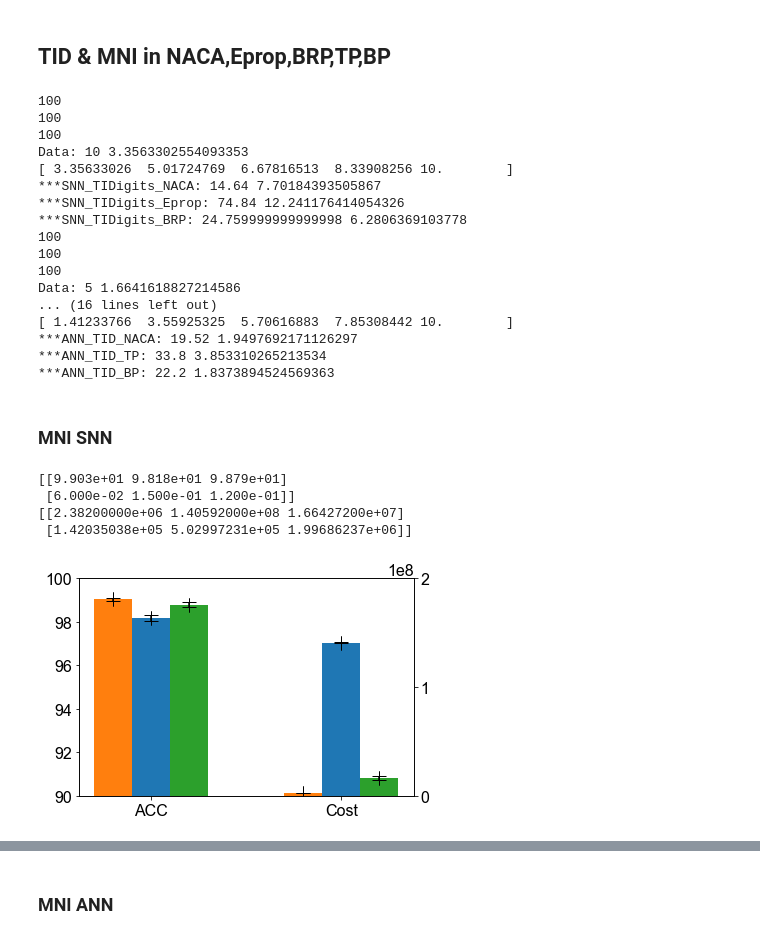
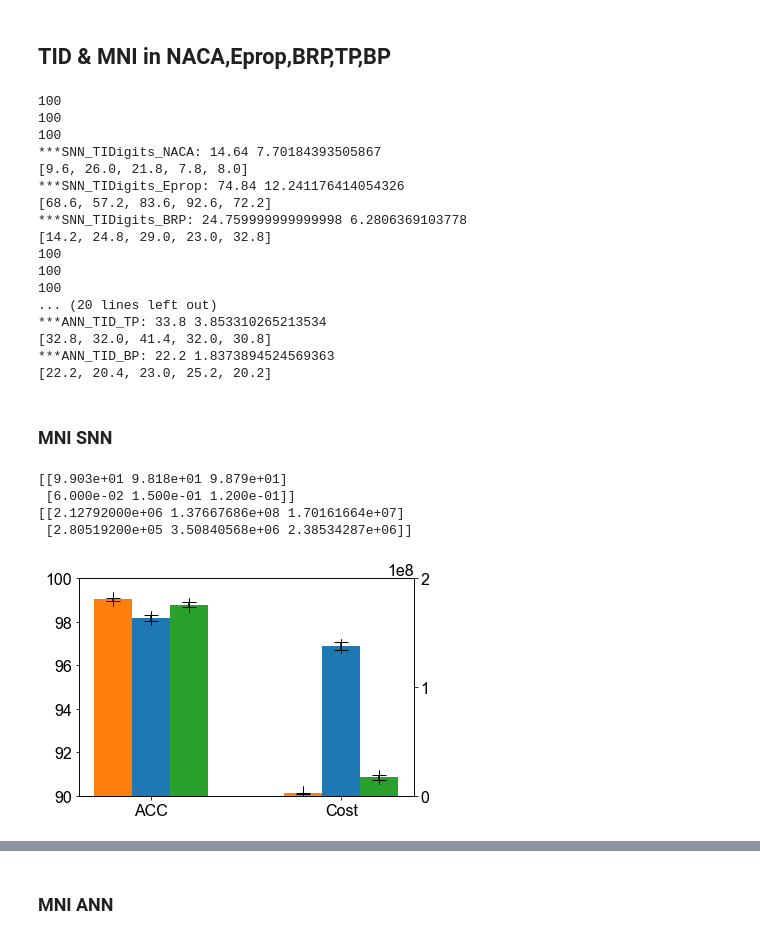
Before and after one commit to thomasaimondy/NACA, a Jupyter notebook: plot/plot-Classification.ipynb, the cells around one changed output, grey strips where cells are left out. Saved outputs shown, nothing was run; the diff lists cells and outputs as text; code cells hidden in the pictures.

```diff
--- a/plot/plot-Classification.ipynb
+++ b/plot/plot-Classification.ipynb
@@ -678,11 +701,11 @@ def Data(list_,list_1,list_2, min_margin,*arg):
     max_ = 100 - min_margin
     min_ = max(Err1.min(), Err2.min(), Err3.min())
 
-    print('Data:', max_, min_)
+#     print('Data:', max_, min_)
 
     # 1
     errlist = np.linspace(min_, max_, 5)
-    print(errlist)
+#     print(errlist)
     epoch = data1.shape[0]
     err = np.zeros((len(errlist)))
     Err = []
@@ -695,6 +718,7 @@ def Data(list_,list_1,list_2, min_margin,*arg):
         mean_, std_ = err.mean(), err.std()/np.sqrt(5)
         Err.append(mean_)
     print(arg[0]+':', np.array(Err).mean(), np.array(Err).std())
+    print(Err)
     # 2
     errlist = np.linspace(min_, max_, 5)
     epoch = data2.shape[0]
@@ -709,6 +733,7 @@ def Data(list_,list_1,list_2, min_margin,*arg):
         mean_, std_ = err.mean(), err.std()/np.sqrt(5)
         Err.append(mean_)
     print(arg[1]+':', np.array(Err).mean(), np.array(Err).std())
+    print(Err)
     # 3
     errlist = np.linspace(min_, max_, 5)
     epoch = data3.shape[0]
@@ -723,6 +748,7 @@ def Data(list_,list_1,list_2, min_margin,*arg):
         mean_, std_ = err.mean(), err.std()/np.sqrt(5)
         Err.append(mean_)
     print(arg[2]+':', np.array(Err).mean(), np.array(Err).std())
+    print(Err)
     return
 
 # SNN TID
@@ -746,14 +772,25 @@ _ = Data(['2022091516h59m51s_naca_snn_tidigits_0_0.5_1.2_0.1_3/testacc.txt',
 
 # SNN MNIST
 root = 'D:/code/EAST/data/new'
-_ = Data(['2022091505h05m24s_naca_snn_mnist_0_0.5_1.2_1.0_3/testacc.txt',
-     '2022091505h05m24s_naca_snn_mnist_1_0.5_1.2_1.0_3/testacc.txt'],
+_ = Data([
+    '2022091505h05m24s_naca_snn_mnist_0_0.5_1.2_1.0_3/testacc.txt',
+     '2022091505h05m24s_naca_snn_mnist_1_0.5_1.2_1.0_3/testacc.txt',
+     '2022091505h05m24s_naca_snn_mnist_2_0.5_1.2_1.0_3/testacc.txt',
+      '2022091505h05m24s_naca_snn_mnist_3_0.5_1.2_1.0_3/testacc.txt',
+      '2022091505h05m24s_naca_snn_mnist_4_0.5_1.2_1.0_3/testacc.txt'
+],
     [
     '2022_09_13_05_28_06_eprop_snn_mnist_0/2022_09_13_05_28_06_eprop_snn_mnist_0-0/testacc.txt',
-    '2022_09_13_05_31_30_eprop_snn_mnist_1/2022_09_13_05_31_30_eprop_snn_mnist_1-1/testacc.txt'],
+    '2022_09_13_05_31_30_eprop_snn_mnist_1/2022_09_13_05_31_30_eprop_snn_mnist_1-1/testacc.txt',
+    '2022_09_13_05_32_27_eprop_snn_mnist_2/2022_09_13_05_32_27_eprop_snn_mnist_2-2/testacc.txt',
+    '2022_09_13_21_10_14_eprop_snn_mnist_3/2022_09_13_21_10_14_eprop_snn_mnist_3-3/testacc.txt',
+    '2022_09_13_21_10_14_eprop_snn_mnist_4/2022_09_13_21_10_14_eprop_snn_mnist_4-4/testacc.txt'],
     [
     '2022092104h53m14s_brp_snn_mnist_0/testacc.txt',
-    '2022092104h53m15s_brp_snn_mnist_1/testacc.txt'
+    '2022092104h53m15s_brp_snn_mnist_1/testacc.txt',
+    '2023052011h37m46s_mnist_brp_3/testacc.txt',
+    '2023052011h38m58s_mnist_brp_4/testacc.txt',
+    '2023052011h39m09s_mnist_brp_5/testacc.txt'
     ], 95,'***SNN_MNIST_NACA','***SNN_MNIST_Eprop','***SNN_MNIST_BRP')
 
 # ANN MNIST
@@ -797,27 +834,27 @@ _ = Data(['2022091217h59m22s_naca_ann_tidigits_0_0.5_1.2/testacc.txt',
 100
 100
 100
-Data: 10 3.3563302554093353
-[ 3.35633026  5.01724769  6.67816513  8.33908256 10.        ]
 ***SNN_TIDigits_NACA: 14.64 7.70184393505867
+[9.6, 26.0, 21.8, 7.8, 8.0]
 ***SNN_TIDigits_Eprop: 74.84 12.241176414054326
+[68.6, 57.2, 83.6, 92.6, 72.2]
 ***SNN_TIDigits_BRP: 24.759999999999998 6.2806369103778
+[14.2, 24.8, 29.0, 23.0, 32.8]
 100
 100
 100
-Data: 5 1.6641618827214586
-... (16 lines left out)
-[ 1.41233766  3.55925325  5.70616883  7.85308442 10.        ]
-***ANN_TID_NACA: 19.52 1.9497692171126297
+... (20 lines left out)
 ***ANN_TID_TP: 33.8 3.853310265213534
+[32.8, 32.0, 41.4, 32.0, 30.8]
 ***ANN_TID_BP: 22.2 1.8373894524569363
+[22.2, 20.4, 23.0, 25.2, 20.2]
 # %% [markdown]
 ### MNI SNN
 # %%
 import numpy as np
 
-snnmnist = np.array([[3.0, 50.0, 20.5],
-            [0.4, 0.4, 5.5]])
+snnmnist = np.array([[2.68, 48.96, 20.96],
+            [0.79, 2.79, 6.57]])
 snnmnist[1] = snnmnist[1]/np.sqrt(5)
 
 m, n, k = 784, 1000, 10
@@ -825,33 +862,33 @@ m, n, k = 784, 1000, 10
 snncost = np.array([max(m*n, k*m) + max(n*k, k*n),
             m*n+n*n+n*k+k*n+n*n+k*m,
             m*n+n*k+k*n+k*m,
             ])
 
 fig, ax1 = plt.subplots()
 x = np.array([[99.03,98.18,98.79],
               [0.06,0.15,0.12]])
 print(x)
 error_kw = {'capsize': 7, 'ecolor': 'black'}
 ax1.bar([0-0.2, 0, 0+0.2], x[0,:],yerr=x[1,:], xerr=0, width=0.2, color=['C1','C0','C2'], error_kw=error_kw)
 ax1.set_ylim([90, 100])
 plt.xticks(np.arange(2),['ACC','Cost'])
 plt.xticks(fontsize=16)
 def to_percent(temp, position):
     return '%1.0f'%(temp) + '%'
 
 ax2 = ax1.twinx()
 x = snnmnist * snncost
 print(x)
 error_kw = {'capsize': 7, 'ecolor': 'black'}
 ax2.bar([1-0.2, 1, 1+0.2], x[0,:],yerr=x[1,:], xerr=0, width=0.2, color=['C1','C0','C2'], error_kw=error_kw)
 ax2.set_ylim([0,1.5*1e8])
 plt.yticks([0, 1*1e8, 2*1e8], fontsize=16)
 
 plt.savefig('mnist_分类正确率能耗_snn.svg')
 plt.show()
 # %% [output]
 [[9.903e+01 9.818e+01 9.879e+01]
  [6.000e-02 1.500e-01 1.200e-01]]
-[[2.38200000e+06 1.40592000e+08 1.66427200e+07]
- [1.42035038e+05 5.02997231e+05 1.99686237e+06]]
+[[2.12792000e+06 1.37667686e+08 1.70161664e+07]
+ [2.80519200e+05 3.50840568e+06 2.38534287e+06]]
-[figure, old version]
+[figure, new version]
```
Also changed, not shown: parts of 14 cells of this notebook.
